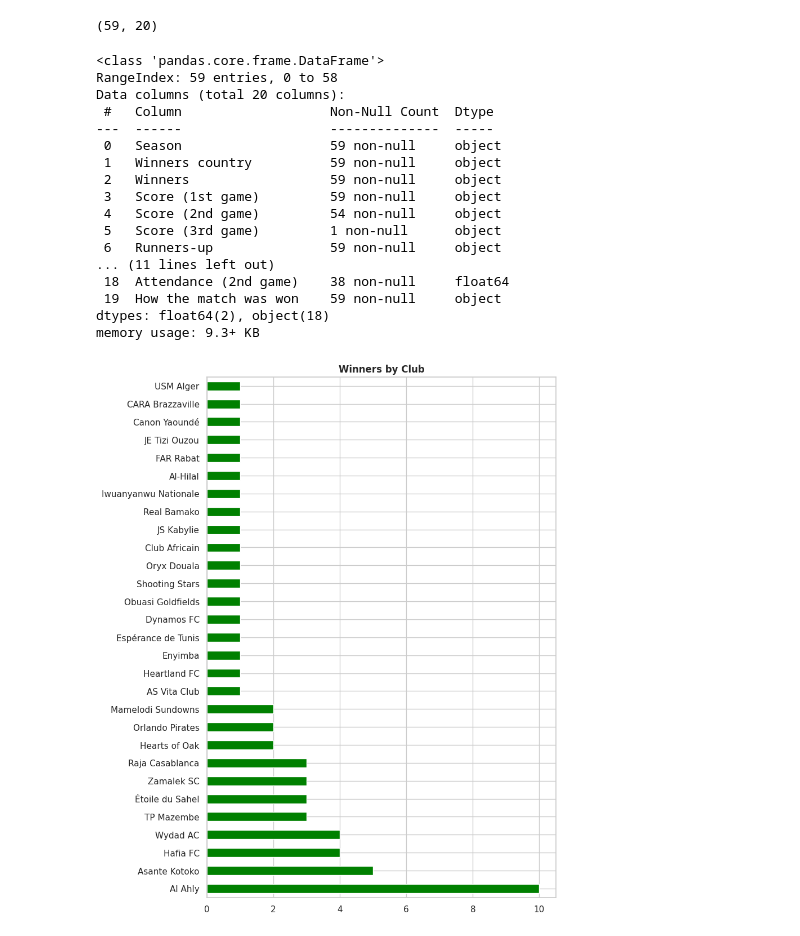
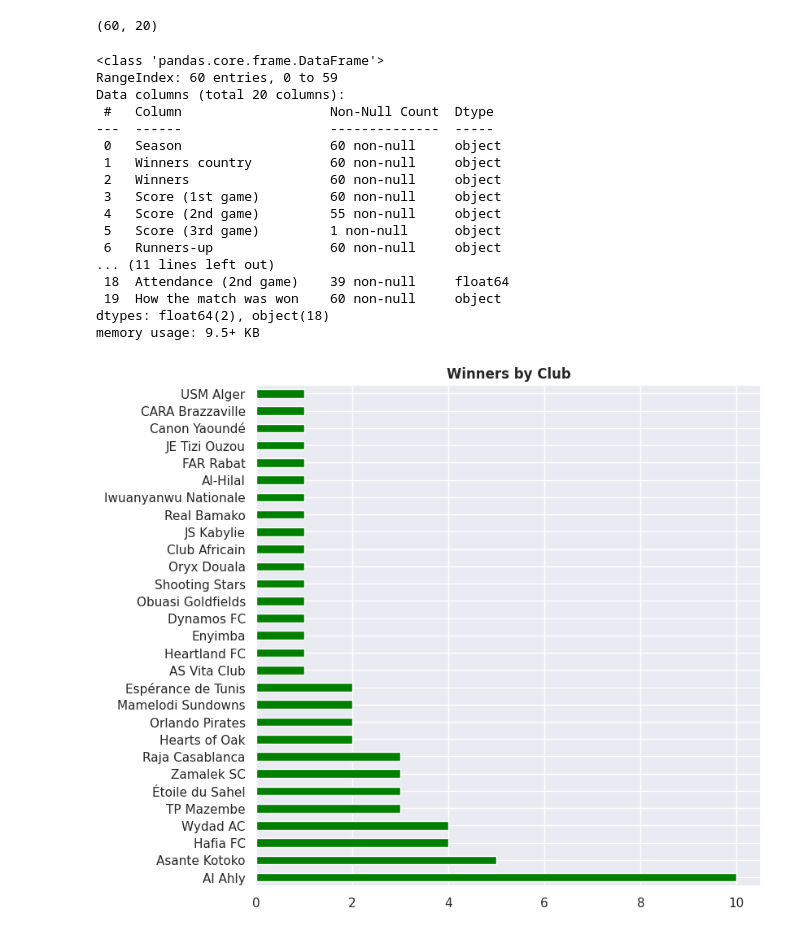
Before and after one commit to guilhermelaviola/SoccerCompetitionsStudy, a Jupyter notebook: CAFChampionsLeagueStudy.ipynb, the cells around one changed output. Drawn from its saved outputs; the diff is of its cells as text; code cells hidden in the pictures.

Commit message:
I updated the dataset by adding the current champions.

```diff
--- a/CAFChampionsLeagueStudy.ipynb
+++ b/CAFChampionsLeagueStudy.ipynb
@@ -6,5 +6,8 @@ import numpy as np
 import pandas as pd
 import seaborn as sns
 import matplotlib.pyplot as plt
-sns.set(style = 'whitegrid')
+import os
+from google.colab import drive
+sns.set(style = 'darkgrid')
 plt.style.use('seaborn-pastel')
+drive.mount('/content/drive')
@@ -11,6 +16,17 @@ plt.style.use('seaborn-pastel')
+# %%
+# Setting the search parameters
+filename = 'caf-competitions-finals.xlsx'
+search_path = '/content/drive/My Drive/Datasets/Soccer'
+# Search for the file
+file = None
+for root, dirs, files in os.walk(search_path):
+    if filename in files:
+        file= os.path.join(root, filename)
+        break
+    df = pd.read_excel(file)
 # %%
 # Importing the dataset:
-caf = pd.ExcelFile('CAF Competitions finals.xlsx')
+caf = pd.ExcelFile(file)
 ccl = pd.read_excel(caf, 'CAF Champions League finals')
 
 # Displaying the last 5 champions:
@@ -26,35 +42,35 @@ ccl.tail()
 # Displaying the number of rows and columns in the dataset:
 ccl.shape
 # %% [output]
-(59, 20)
+(60, 20)
 # %%
 # Displaying the datatypes presented in the columns:
 ccl.info()
 # %% [output]
 <class 'pandas.core.frame.DataFrame'>
-RangeIndex: 59 entries, 0 to 58
+RangeIndex: 60 entries, 0 to 59
 Data columns (total 20 columns):
  #   Column                   Non-Null Count  Dtype
 ---  ------                   --------------  -----
- 0   Season                   59 non-null     object
- 1   Winners country          59 non-null     object
- 2   Winners                  59 non-null     object
- 3   Score (1st game)         59 non-null     object
- 4   Score (2nd game)         54 non-null     object
+ 0   Season                   60 non-null     object
+ 1   Winners country          60 non-null     object
+ 2   Winners                  60 non-null     object
+ 3   Score (1st game)         60 non-null     object
+ 4   Score (2nd game)         55 non-null     object
  5   Score (3rd game)         1 non-null      object
- 6   Runners-up               59 non-null     object
+ 6   Runners-up               60 non-null     object
 ... (11 lines left out)
- 18  Attendance (2nd game)    38 non-null     float64
- 19  How the match was won    59 non-null     object
+ 18  Attendance (2nd game)    39 non-null     float64
+ 19  How the match was won    60 non-null     object
 dtypes: float64(2), object(18)
-memory usage: 9.3+ KB
+memory usage: 9.5+ KB
 # %%
 # Displaying number of titles by club:
-ccl['Winners'].value_counts().plot(kind = 'barh', color = 'green', figsize = (8, 12))
+ccl['Winners'].value_counts().plot(kind = 'barh', color = 'green', figsize = (8, 8))
 plt.ylabel(None)
 plt.title('Winners by Club', fontweight = 'bold')
 plt.show()
 # %% [output]
-[figure, old version]
+[figure, new version]
 # %%
 # Displaying number of runners-up by club:
```
Also changed, not shown: parts of 12 cells of this notebook.
